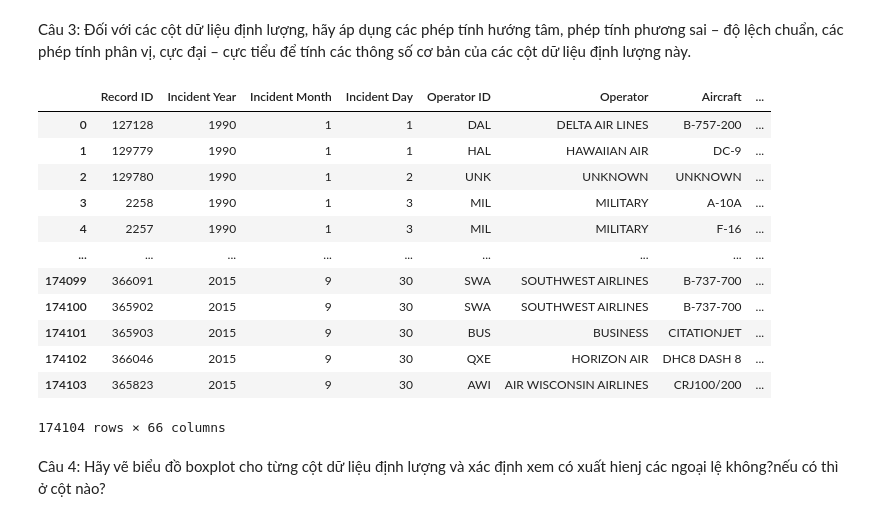
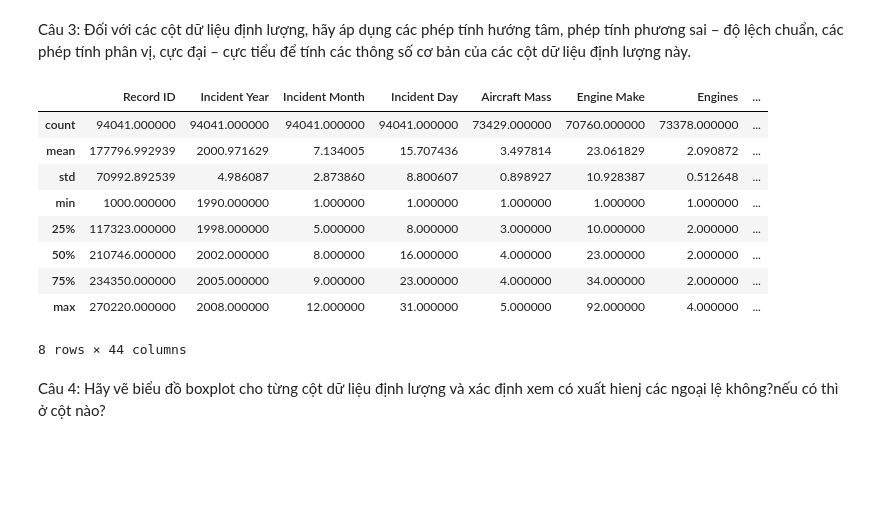
Before and after one commit to lmquann/leminhquan, a Jupyter notebook: Pandas04.ipynb, the cells around one changed output. Cells and saved outputs as stored; diff of their text form; code cells hidden in the pictures; blank space fills up the shorter version.

```diff
--- a/Pandas04.ipynb
+++ b/Pandas04.ipynb
@@ -25,21 +25,18 @@ Câu 3: Đối với các cột dữ liệu định lượng, hãy áp dụng c
 sai – độ lệch chuẩn, các phép tính phân vị, cực đại – cực tiểu để tính các thông số cơ bản của các
 cột dữ liệu định lượng này.
 # %%
-data
+data.describe()
 # %% [output]
-|  | Record ID | Incident Year | Incident Month | Incident Day | Operator ID | Operator | Aircraft | ... |
-| 0 | 127128 | 1990 | 1 | 1 | DAL | DELTA AIR LINES | B-757-200 | ... |
-| 1 | 129779 | 1990 | 1 | 1 | HAL | HAWAIIAN AIR | DC-9 | ... |
-| 2 | 129780 | 1990 | 1 | 2 | UNK | UNKNOWN | UNKNOWN | ... |
-| 3 | 2258 | 1990 | 1 | 3 | MIL | MILITARY | A-10A | ... |
-| 4 | 2257 | 1990 | 1 | 3 | MIL | MILITARY | F-16 | ... |
-| ... | ... | ... | ... | ... | ... | ... | ... | ... |
-| 174099 | 366091 | 2015 | 9 | 30 | SWA | SOUTHWEST AIRLINES | B-737-700 | ... |
-| 174100 | 365902 | 2015 | 9 | 30 | SWA | SOUTHWEST AIRLINES | B-737-700 | ... |
-| 174101 | 365903 | 2015 | 9 | 30 | BUS | BUSINESS | CITATIONJET | ... |
-| 174102 | 366046 | 2015 | 9 | 30 | QXE | HORIZON AIR | DHC8 DASH 8 | ... |
-| 174103 | 365823 | 2015 | 9 | 30 | AWI | AIR WISCONSIN AIRLINES | CRJ100/200 | ... |
+|  | Record ID | Incident Year | Incident Month | Incident Day | Aircraft Mass | Engine Make | Engines | ... |
+| count | 94041.000000 | 94041.000000 | 94041.000000 | 94041.000000 | 73429.000000 | 70760.000000 | 73378.000000 | ... |
+| mean | 177796.992939 | 2000.971629 | 7.134005 | 15.707436 | 3.497814 | 23.061829 | 2.090872 | ... |
+| std | 70992.892539 | 4.986087 | 2.873860 | 8.800607 | 0.898927 | 10.928387 | 0.512648 | ... |
+| min | 1000.000000 | 1990.000000 | 1.000000 | 1.000000 | 1.000000 | 1.000000 | 1.000000 | ... |
+| 25% | 117323.000000 | 1998.000000 | 5.000000 | 8.000000 | 3.000000 | 10.000000 | 2.000000 | ... |
+| 50% | 210746.000000 | 2002.000000 | 8.000000 | 16.000000 | 4.000000 | 23.000000 | 2.000000 | ... |
+| 75% | 234350.000000 | 2005.000000 | 9.000000 | 23.000000 | 4.000000 | 34.000000 | 2.000000 | ... |
+| max | 270220.000000 | 2008.000000 | 12.000000 | 31.000000 | 5.000000 | 92.000000 | 4.000000 | ... |
-174104 rows × 66 columns
+8 rows × 44 columns
 # %% [markdown]
 Câu 4: Hãy vẽ biểu đồ boxplot cho từng cột dữ liệu định lượng và xác định xem có xuất hienj các
 ngoại lệ không?nếu có thì ở cột nào?
```
Also changed, not shown: parts of 7 cells of this notebook.
